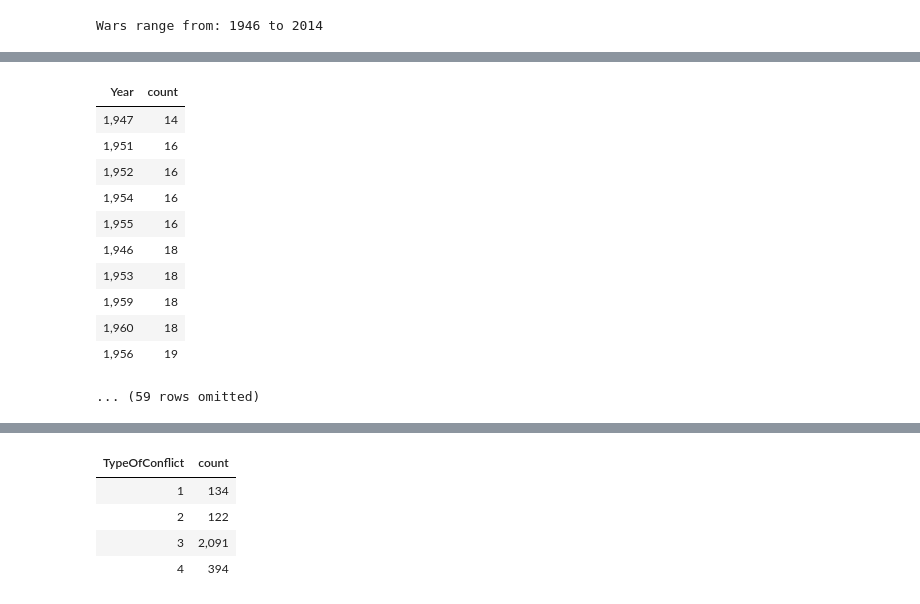
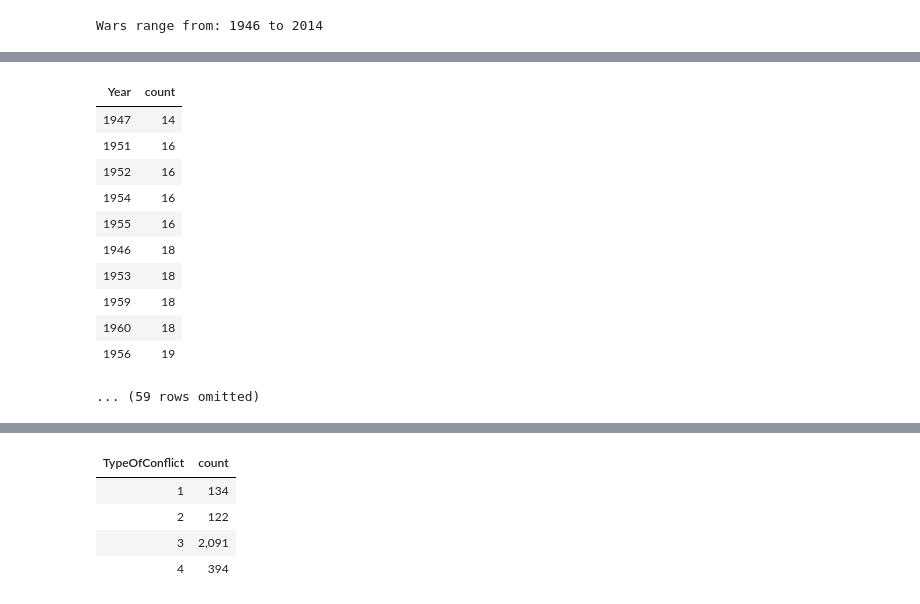
Before and after one commit to ds-modules/POLSCI-5, a Jupyter notebook: CivilWars.ipynb, the cells around one changed output, grey strips where cells are left out. Drawn from its saved outputs; the diff is of its cells as text; code cells hidden in the pictures.

```diff
--- a/CivilWars.ipynb
+++ b/CivilWars.ipynb
@@ -40,3 +92,6 @@ wars
 | 1-191 | 3 | 301 | 1,994 | Algeria | Government of Algeria | nan | GIA | 1390 | nan | ... |
 | 1-191 | 3 | 301 | 1,995 | Algeria | Government of Algeria | nan | GIA | 1390 | nan | ... |
 ... (2731 rows omitted)
+# %%
+#Reformat year
+wars.set_format('Year', formats.FunctionFormatter(lambda x: x))
@@ -156,16 +240,16 @@ wars.group('Year').sort('count', descending = True).show(10)
 # %%
 #Years with the lowest total number of years; first 10
-wars.group('Year').sort('count').show(10)
+wars.group('Year').sort('count').set_format('Year', formats.FunctionFormatter(lambda x: x))
 # %% [output]
 | Year | count |
-| 1,947 | 14 |
-| 1,951 | 16 |
-| 1,952 | 16 |
-| 1,954 | 16 |
-| 1,955 | 16 |
-| 1,946 | 18 |
-| 1,953 | 18 |
-| 1,959 | 18 |
-| 1,960 | 18 |
-| 1,956 | 19 |
+| 1947 | 14 |
+| 1951 | 16 |
+| 1952 | 16 |
+| 1954 | 16 |
+| 1955 | 16 |
+| 1946 | 18 |
+| 1953 | 18 |
+| 1959 | 18 |
+| 1960 | 18 |
+| 1956 | 19 |
 ... (59 rows omitted)
```
Also changed, not shown: parts of 33 cells of this notebook.
